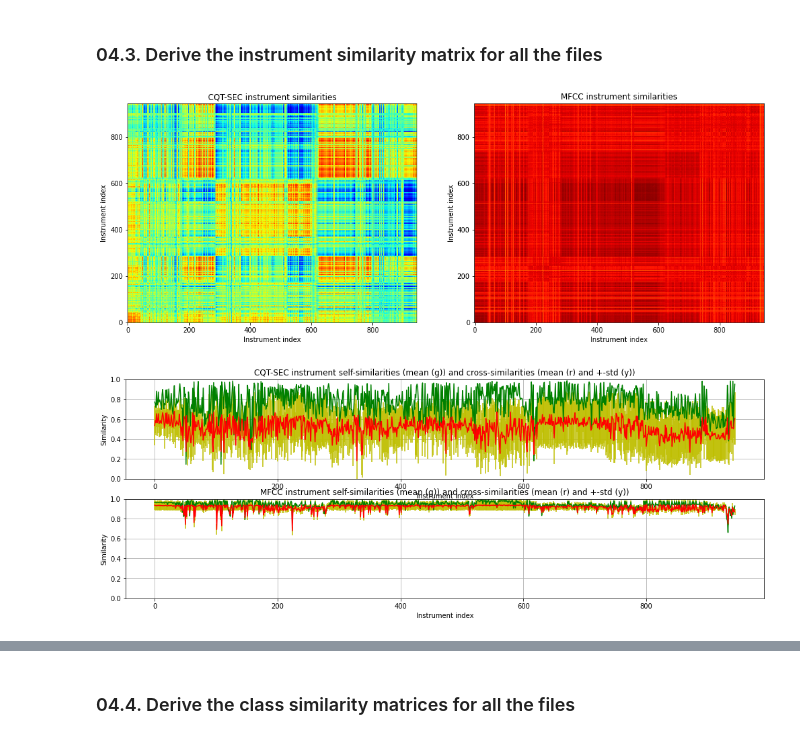
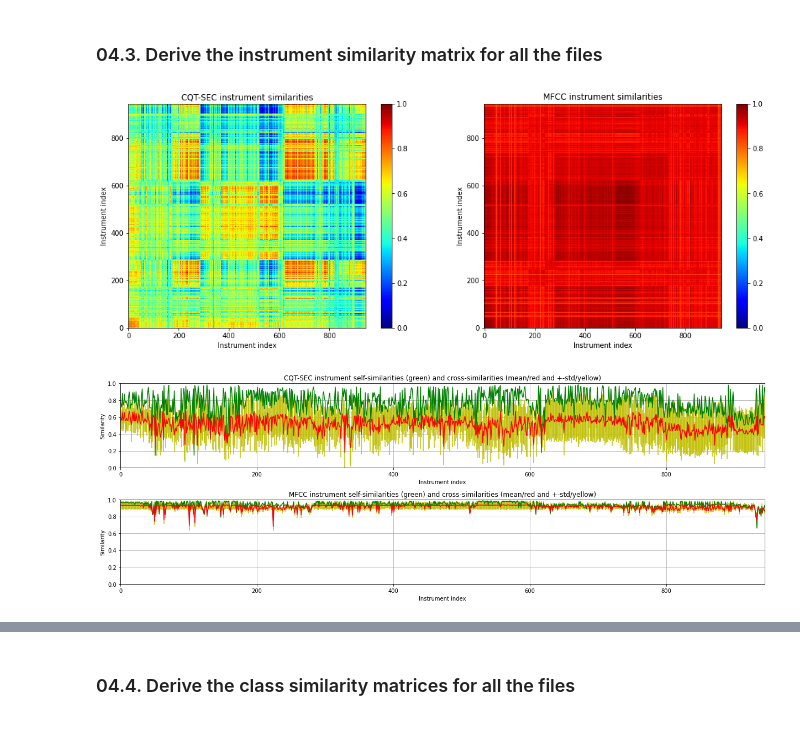
Before and after one commit to zafarrafii/CQHC-Python, a Jupyter notebook: CQT-SEC-Python.ipynb, the cells around one changed output, grey strips where cells are left out. Saved outputs shown, nothing was run; the diff lists cells and outputs as text; code cells hidden in the pictures.

```diff
--- a/CQT-SEC-Python.ipynb
+++ b/CQT-SEC-Python.ipynb
@@ -1907,11 +1907,13 @@ mfcc_similarity = audio_dict['mfcc']
 plt.figure(figsize=(17, 6))
 plt.subplot(1, 2, 1)
 plt.imshow(cqtsec_similarity, cmap="jet", aspect="auto", vmin=0, vmax=1, origin="lower")
+plt.colorbar()
 plt.title('CQT-SEC instrument similarities')
 plt.xlabel('Instrument index')
 plt.ylabel('Instrument index')
 plt.subplot(1, 2, 2)
 plt.imshow(mfcc_similarity, cmap="jet", aspect="auto", vmin=0, vmax=1, origin="lower")
+plt.colorbar()
 plt.title('MFCC instrument similarities')
 plt.xlabel('Instrument index')
 plt.ylabel('Instrument index')
@@ -1919,71 +1921,75 @@ plt.show()
 
 
 # Compute the self and cross-similarity matrices for the CQT-SECs and the MFCCs
+number_instruments = 945
 cqtsec_selfsimilarity = np.diag(cqtsec_similarity)
 cqtsec_crosssimilarity = cqtsec_similarity[~np.eye(number_instruments, dtype=bool)].reshape(number_instruments,-1)
 mfcc_selfsimilarity = np.diag(mfcc_similarity)
 mfcc_crosssimilarity = mfcc_similarity[~np.eye(number_instruments, dtype=bool)].reshape(number_instruments,-1)
 
 # Display the self-similarities and cross-similarities (with mean and +-std)
 plt.figure(figsize=(17, 6))
 plt.subplot(2, 1, 1)
 plt.errorbar(np.arange(number_instruments), np.mean(cqtsec_crosssimilarity, axis=1), \
              yerr=np.std(cqtsec_crosssimilarity, axis=1), ecolor='y', color='r')
 plt.plot(cqtsec_selfsimilarity, color='g')
+plt.autoscale(enable=True, axis='x', tight=True)
 plt.ylim(0, 1)
 plt.grid()
-plt.title('CQT-SEC instrument self-similarities (mean (g)) and cross-similarities (mean (r) and +-std (y))')
+plt.title('CQT-SEC instrument self-similarities (green) and cross-similarities (mean/red and +-std/yellow)')
 plt.xlabel('Instrument index')
 plt.ylabel('Similarity')
 plt.subplot(2, 1, 2)
 plt.errorbar(np.arange(number_instruments), np.mean(mfcc_crosssimilarity, axis=1), \
              yerr=np.std(mfcc_crosssimilarity, axis=1), ecolor='y', color='r')
 plt.plot(mfcc_selfsimilarity, color='g')
+plt.autoscale(enable=True, axis='x', tight=True)
 plt.ylim(0, 1)
 plt.grid()
-plt.title('MFCC instrument self-similarities (mean (g)) and cross-similarities (mean (r) and +-std (y))')
+plt.title('MFCC instrument self-similarities (green) and cross-similarities (mean/red and +-std/yellow)')
 plt.xlabel('Instrument index')
 plt.ylabel('Similarity')
+plt.tight_layout()
 plt.show()
 
 
-# Compute the instrument similarity scores ((mean self-similarities + 1-mean cross-similarities)/2)
-cqtsec_scores = (np.diag(cqtsec_similarity)\
-                 +1-(np.sum(cqtsec_similarity, axis=0)-np.diag(cqtsec_similarity))/(number_instruments-1))/2
-mfcc_scores = (np.diag(mfcc_similarity)\
-               +1-(np.sum(mfcc_similarity, axis=0)-np.diag(mfcc_similarity))/(number_instruments-1))/2
+# # Compute the instrument similarity scores ((mean self-similarities + 1-mean cross-similarities)/2)
+# cqtsec_scores = (np.diag(cqtsec_similarity)\
+#                  +1-(np.sum(cqtsec_similarity, axis=0)-np.diag(cqtsec_similarity))/(number_instruments-1))/2
+# mfcc_scores = (np.diag(mfcc_similarity)\
+#                +1-(np.sum(mfcc_similarity, axis=0)-np.diag(mfcc_similarity))/(number_instruments-1))/2
 
-# Display the instrument similarity scores
-plt.figure(figsize=(17, 3))
-plt.plot(cqtsec_scores, label='CQT-SEC')
-plt.plot(mfcc_scores, label='MFCC')
-plt.ylim(0, 1)
-plt.grid()
-plt.xlabel('Instrument index')
-plt.ylabel('Similarity')
-plt.legend()
-plt.show()
+# # Display the instrument similarity scores
+# plt.figure(figsize=(17, 3))
+# plt.plot(cqtsec_scores, label='CQT-SEC')
+# plt.plot(mfcc_scores, label='MFCC')
+# plt.ylim(0, 1)
+# plt.grid()
+# plt.xlabel('Instrument index')
+# plt.ylabel('Similarity')
+# plt.legend()
+# plt.show()
 
 
-# Display the distributions for the instrument similarity scores
-plt.figure(figsize=(17, 5))
-plt.subplot(1, 2, 1)
-plt.boxplot([cqtsec_selfsimilarity, np.mean(cqtsec_crosssimilarity, axis=1)])
-plt.ylim(0, 1)
-plt.xticks(np.arange(1, 2+1), ['self-similarity', 'cross-similarity'])
-plt.grid()
-plt.title('CQT-SEC')
-plt.subplot(1, 2, 2)
-plt.boxplot([mfcc_selfsimilarity, np.mean(mfcc_crosssimilarity, axis=1)])
-plt.ylim(0, 1)
-plt.xticks(np.arange(1, 2+1), ['self-similarity', 'cross-similarity'])
-plt.grid()
-plt.title('MFCC')
-plt.show()
+# # Display the distributions for the instrument similarity scores
+# plt.figure(figsize=(17, 5))
+# plt.subplot(1, 2, 1)
+# plt.boxplot([cqtsec_selfsimilarity, np.mean(cqtsec_crosssimilarity, axis=1)])
+# plt.ylim(0, 1)
+# plt.xticks(np.arange(1, 2+1), ['self-similarity', 'cross-similarity'])
+# plt.grid()
+# plt.title('CQT-SEC')
+# plt.subplot(1, 2, 2)
+# plt.boxplot([mfcc_selfsimilarity, np.mean(mfcc_crosssimilarity, axis=1)])
+# plt.ylim(0, 1)
+# plt.xticks(np.arange(1, 2+1), ['self-similarity', 'cross-similarity'])
+# plt.grid()
+# plt.title('MFCC')
+# plt.show()
 
-# Display the overall scores
-print(f'CQT-SEC score: {np.mean(cqtsec_scores)}')
-print(f'MFCC score: {np.mean(mfcc_scores)}')
+# # Display the overall scores
+# print(f'CQT-SEC score: {np.mean(cqtsec_scores)}')
+# print(f'MFCC score: {np.mean(mfcc_scores)}')
 # %% [output]
-[figure, old version]
+[figure, new version]
-[figure, old version]
+[figure, new version]
```
Also changed, not shown: parts of 2 cells of this notebook, 9 other files.
